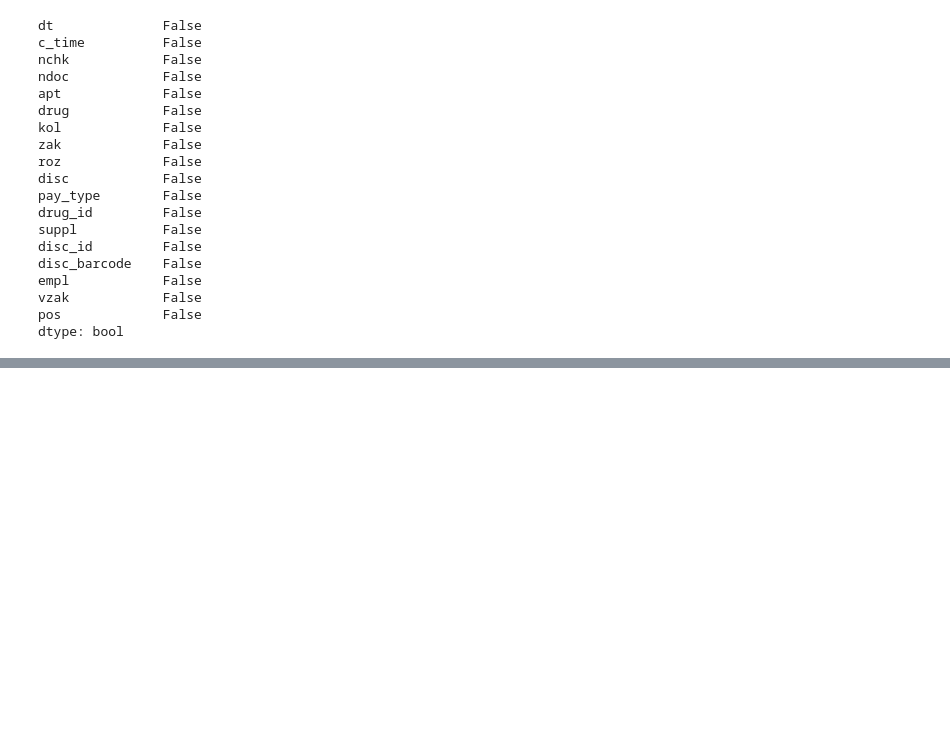
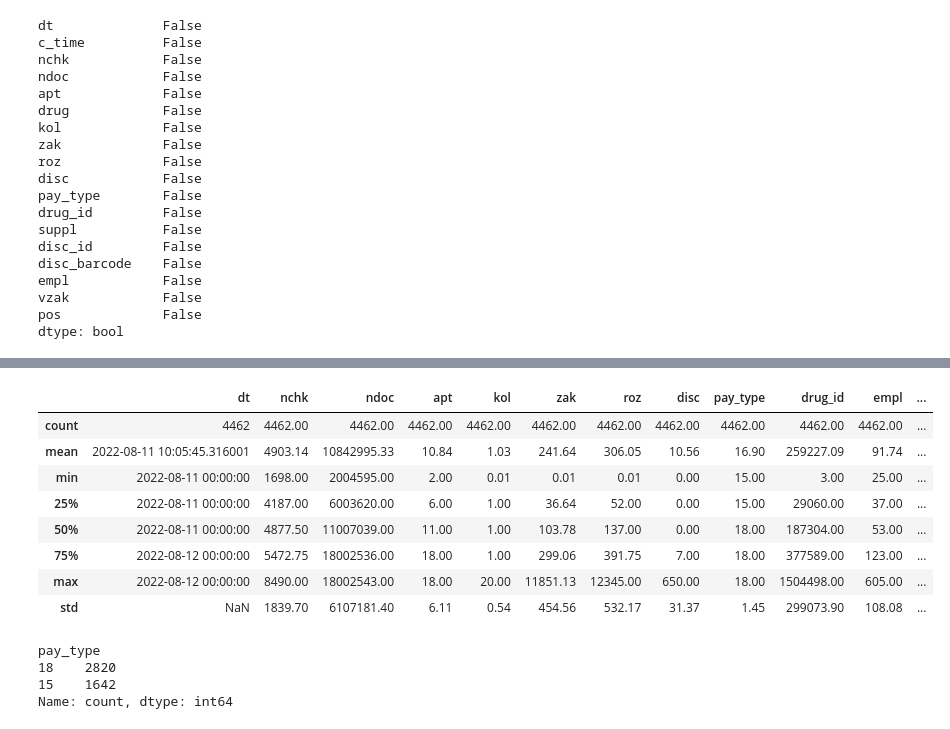
Before and after one commit to norriddx/pharmacy-analysis, a Jupyter notebook: eda.ipynb, the cells around one changed output, grey strips where cells are left out. Drawn from its saved outputs; the diff is of its cells as text; code cells hidden in the pictures; blank space fills up the shorter version.

```diff
--- a/eda.ipynb
+++ b/eda.ipynb
@@ -148,0 +176,19 @@ dtype: bool
+# %%
+df.describe()
+# %% [output]
+|  | dt | nchk | ndoc | apt | kol | zak | roz | disc | pay_type | drug_id | empl | ... |
+| count | 4462 | 4462.00 | 4462.00 | 4462.00 | 4462.00 | 4462.00 | 4462.00 | 4462.00 | 4462.00 | 4462.00 | 4462.00 | ... |
+| mean | 2022-08-11 10:05:45.316001 | 4903.14 | 10842995.33 | 10.84 | 1.03 | 241.64 | 306.05 | 10.56 | 16.90 | 259227.09 | 91.74 | ... |
+| min | 2022-08-11 00:00:00 | 1698.00 | 2004595.00 | 2.00 | 0.01 | 0.01 | 0.01 | 0.00 | 15.00 | 3.00 | 25.00 | ... |
+| 25% | 2022-08-11 00:00:00 | 4187.00 | 6003620.00 | 6.00 | 1.00 | 36.64 | 52.00 | 0.00 | 15.00 | 29060.00 | 37.00 | ... |
+| 50% | 2022-08-11 00:00:00 | 4877.50 | 11007039.00 | 11.00 | 1.00 | 103.78 | 137.00 | 0.00 | 18.00 | 187304.00 | 53.00 | ... |
+| 75% | 2022-08-12 00:00:00 | 5472.75 | 18002536.00 | 18.00 | 1.00 | 299.06 | 391.75 | 7.00 | 18.00 | 377589.00 | 123.00 | ... |
+| max | 2022-08-12 00:00:00 | 8490.00 | 18002543.00 | 18.00 | 20.00 | 11851.13 | 12345.00 | 650.00 | 18.00 | 1504498.00 | 605.00 | ... |
+| std | NaN | 1839.70 | 6107181.40 | 6.11 | 0.54 | 454.56 | 532.17 | 31.37 | 1.45 | 299073.90 | 108.08 | ... |
+# %%
+df['pay_type'].value_counts()
+# %% [output]
+pay_type
+18    2820
+15    1642
+Name: count, dtype: int64
```
Also changed, not shown: parts of 9 cells of this notebook.
